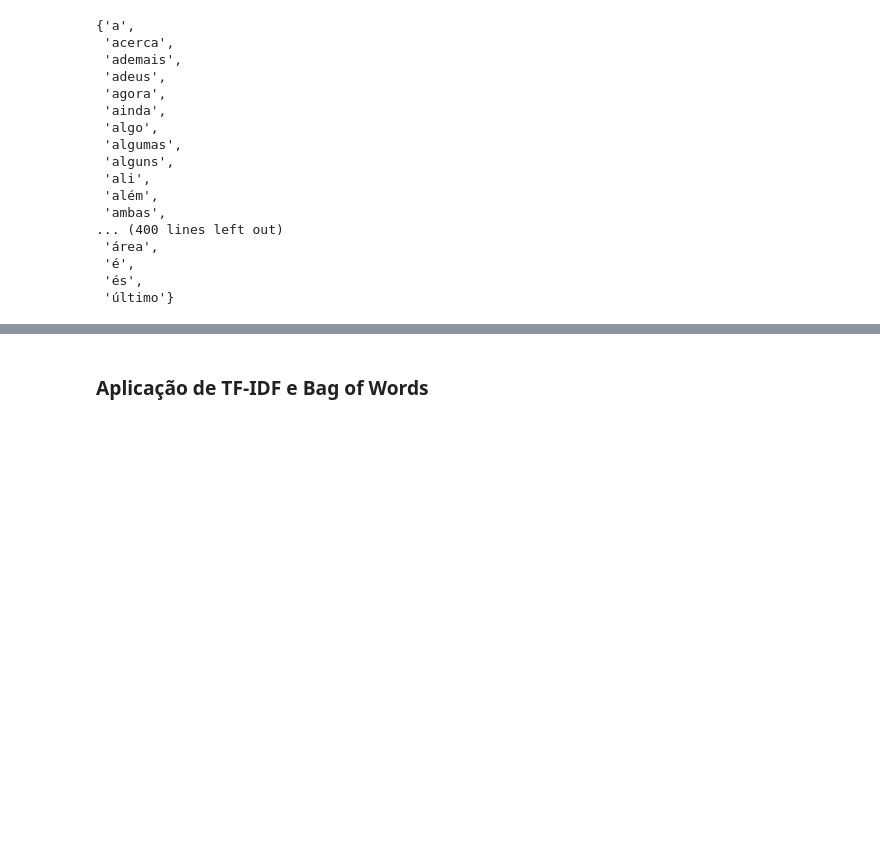
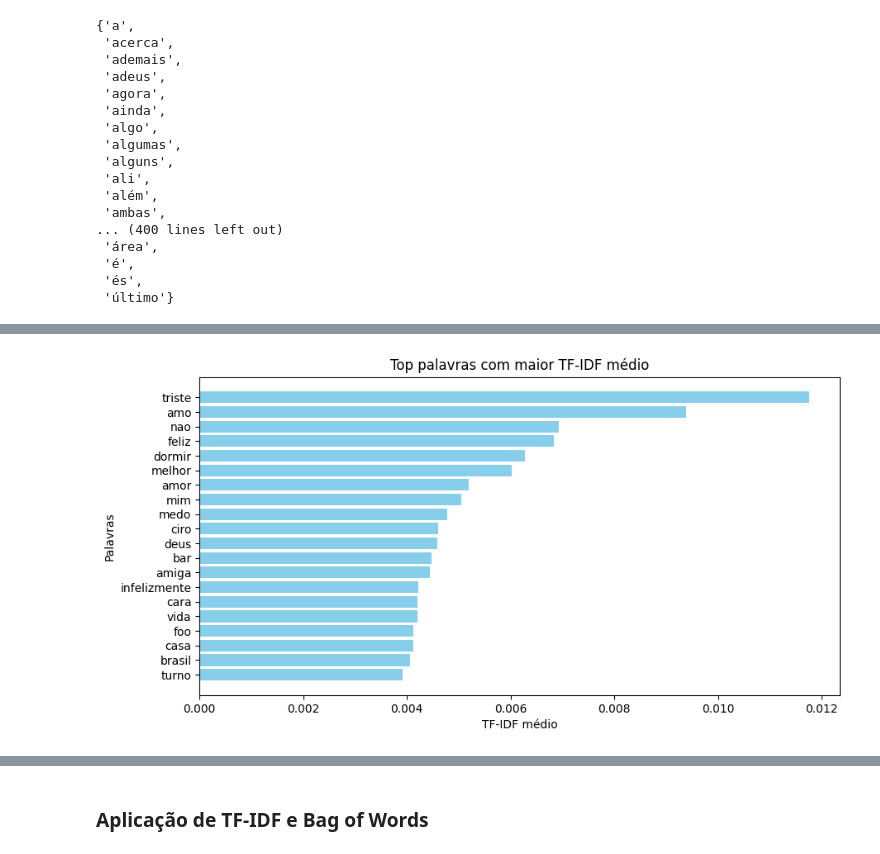
Before and after one commit to EvertonTeix/CdD_2025.2, a Jupyter notebook: notebooks/T3/Processamento de linguagem natural/sentimentos_twitter.ipynb, the cells around one changed output, grey strips where cells are left out. Saved outputs shown, nothing was run; the diff lists cells and outputs as text; code cells hidden in the pictures; blank space fills up the shorter version.

```diff
--- a/notebooks/T3/Processamento de linguagem natural/sentimentos_twitter.ipynb
+++ b/notebooks/T3/Processamento de linguagem natural/sentimentos_twitter.ipynb
@@ -232,0 +193,5 @@ plt.show()
+# %%
+feature_names = vectorizer.get_feature_names_out()
+pg.plot_top_tfidf(X, feature_names, top_n=20)
+# %% [output]
+[figure, added]
```
Also changed, not shown: parts of 23 cells of this notebook, 3 other files.
